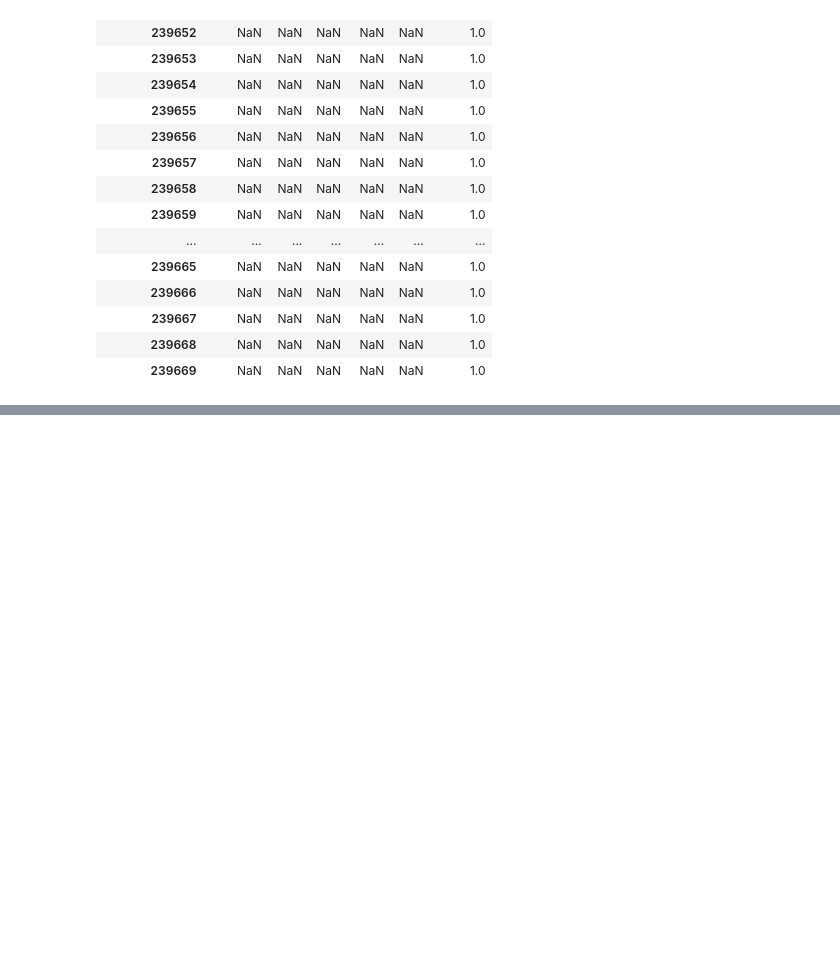
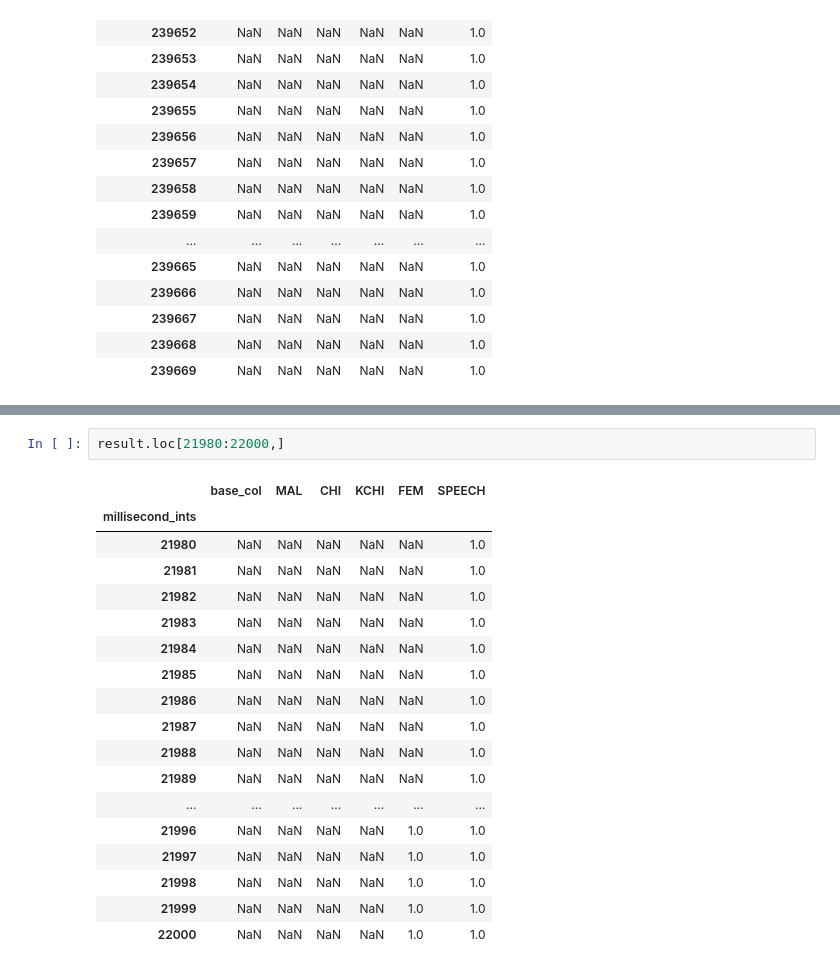
Before and after one commit to raybuhr/teacherprints, a Jupyter notebook: millisecond_index.ipynb, the cells around one changed output, grey strips where cells are left out. Drawn from its saved outputs; the diff is of its cells as text; blank space fills up the shorter version.

```diff
--- a/millisecond_index.ipynb
+++ b/millisecond_index.ipynb
@@ -415,0 +454,21 @@ result.tail(20)
+# %%
+result.loc[21980:22000,]
+# %% [output]
+|  | base_col | MAL | CHI | KCHI | FEM | SPEECH |
+| millisecond_ints |  |  |  |  |  |  |
+| 21980 | NaN | NaN | NaN | NaN | NaN | 1.0 |
+| 21981 | NaN | NaN | NaN | NaN | NaN | 1.0 |
+| 21982 | NaN | NaN | NaN | NaN | NaN | 1.0 |
+| 21983 | NaN | NaN | NaN | NaN | NaN | 1.0 |
+| 21984 | NaN | NaN | NaN | NaN | NaN | 1.0 |
+| 21985 | NaN | NaN | NaN | NaN | NaN | 1.0 |
+| 21986 | NaN | NaN | NaN | NaN | NaN | 1.0 |
+| 21987 | NaN | NaN | NaN | NaN | NaN | 1.0 |
+| 21988 | NaN | NaN | NaN | NaN | NaN | 1.0 |
+| 21989 | NaN | NaN | NaN | NaN | NaN | 1.0 |
+| ... | ... | ... | ... | ... | ... | ... |
+| 21996 | NaN | NaN | NaN | NaN | 1.0 | 1.0 |
+| 21997 | NaN | NaN | NaN | NaN | 1.0 | 1.0 |
+| 21998 | NaN | NaN | NaN | NaN | 1.0 | 1.0 |
+| 21999 | NaN | NaN | NaN | NaN | 1.0 | 1.0 |
+| 22000 | NaN | NaN | NaN | NaN | 1.0 | 1.0 |
```
Also changed, not shown: parts of 6 cells of this notebook.
